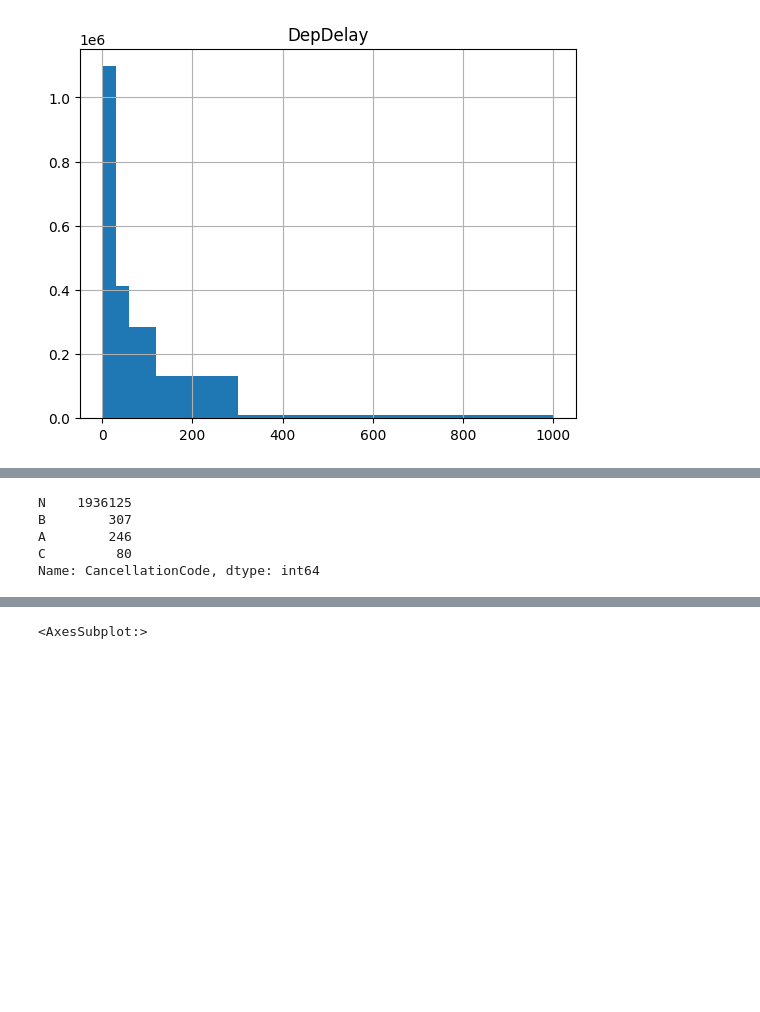
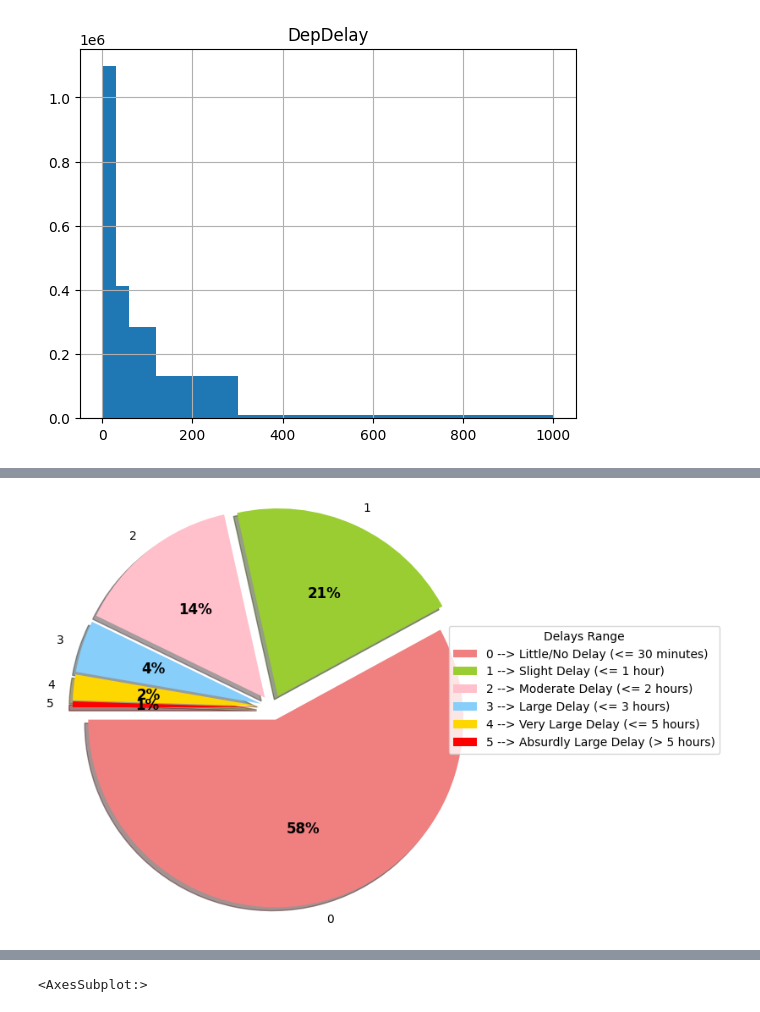
Before and after one commit to ckni/dsc148_project, a Jupyter notebook: project.ipynb, the cells around one changed output, grey strips where cells are left out. Drawn from its saved outputs; the diff is of its cells as text; code cells hidden in the pictures; blank space fills up the shorter version.

```diff
--- a/project.ipynb
+++ b/project.ipynb
@@ -60,3 +45,20 @@ df.hist(column = 'DepDelay', bins = [0, 30, 60, 120, 300, 1000])
 # %% [output]
 array([[<AxesSubplot:title={'center':'DepDelay'}>]], dtype=object)
 [figure]
+# %%
+def create_categories(minutes):
+    if minutes <= 30:
+        return 0
+    elif minutes > 30 and minutes <= 60:
+        return 1
+    elif minutes > 60 and minutes <= 120:
+        return 2
+    elif minutes > 120 and minutes <= 180:
+        return 3
+    elif minutes > 180 and minutes <= 300:
+        return 4
+    else:
+        return 5
+# %%
+df['DelayCategory'] = df['DepDelay'].apply(create_categories)
+df
@@ -63,3 +79,20 @@ array([[<AxesSubplot:title={'center':'DepDelay'}>]], dtype=object)
+# %%
+unique, count = np.unique(df["DelayCategory"].values, return_counts=True)
+
+color = ['lightcoral', 'yellowgreen', 'pink', 'lightskyblue', 'gold', 'red']
+
+_, _, texts = plt.pie(count, labels=unique.astype('int8'), radius = 1.5, autopct = '%.f%%',
+        shadow=True, explode=[0.1, 0.1 ,0.1, 0.1, 0.1, 0.1], startangle=180, colors = color
+        )
+
+legend_label = ["0 --> Little/No Delay (<= 30 minutes)" , "1 --> Slight Delay (<= 1 hour)", "2 --> Moderate Delay (<= 2 hours)",
+                "3 --> Large Delay (<= 3 hours)", "4 --> Very Large Delay (<= 5 hours)", "5 --> Absurdly Large Delay (> 5 hours)"]
+
+plt.setp(texts, size = 12, weight ="bold")
+plt.legend(legend_label, title = "Delays Range",loc = 'upper right', bbox_to_anchor=(1.45, 0.28, 0.5, 0.5))
+plt.show()
+# %% [output]
+[figure, added]
 # %%
 def create_categories(minutes):
     if minutes <= 30:
@@ -74,8 +107,0 @@ def create_categories(minutes):
-# %%
-df["CancellationCode"].value_counts()
-# %% [output]
-N    1936125
-B        307
-A        246
-C         80
-Name: CancellationCode, dtype: int64
```
Also changed, not shown: parts of 8 cells of this notebook.
